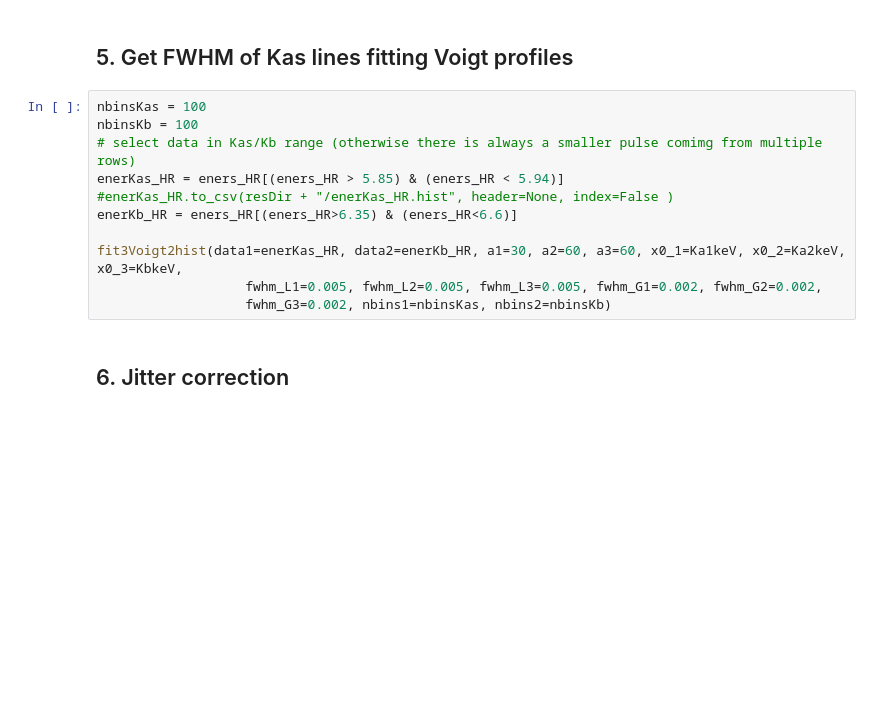
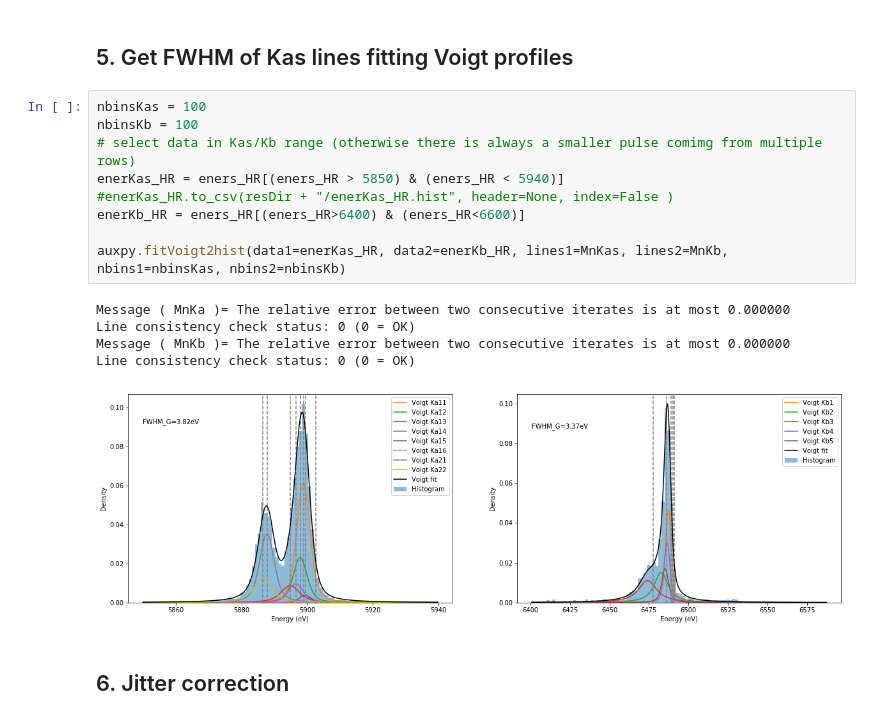
Before and after one commit to mtceballos/SIRENAcode, a Jupyter notebook: realData/h5Files/analysis.ipynb, the cells around one changed output. Drawn from its saved outputs; the diff is of its cells as text; blank space fills up the shorter version.

```diff
--- a/realData/h5Files/analysis.ipynb
+++ b/realData/h5Files/analysis.ipynb
@@ -682,14 +513,18 @@ ax1.set_ylabel("Density")
 # %%
 nbinsKas = 100
 nbinsKb = 100
 # select data in Kas/Kb range (otherwise there is always a smaller pulse comimg from multiple rows)
-enerKas_HR = eners_HR[(eners_HR > 5.85) & (eners_HR < 5.94)]
+enerKas_HR = eners_HR[(eners_HR > 5850) & (eners_HR < 5940)]
 #enerKas_HR.to_csv(resDir + "/enerKas_HR.hist", header=None, index=False )
-enerKb_HR = eners_HR[(eners_HR>6.35) & (eners_HR<6.6)]
+enerKb_HR = eners_HR[(eners_HR>6400) & (eners_HR<6600)]
 
-fit3Voigt2hist(data1=enerKas_HR, data2=enerKb_HR, a1=30, a2=60, a3=60, x0_1=Ka1keV, x0_2=Ka2keV, x0_3=KbkeV,
-                   fwhm_L1=0.005, fwhm_L2=0.005, fwhm_L3=0.005, fwhm_G1=0.002, fwhm_G2=0.002,
-                   fwhm_G3=0.002, nbins1=nbinsKas, nbins2=nbinsKb)
+auxpy.fitVoigt2hist(data1=enerKas_HR, data2=enerKb_HR, lines1=MnKas, lines2=MnKb, nbins1=nbinsKas, nbins2=nbinsKb)
+# %% [output]
+Message ( MnKa )= The relative error between two consecutive iterates is at most 0.000000
+Line consistency check status: 0 (0 = OK)
+Message ( MnKb )= The relative error between two consecutive iterates is at most 0.000000
+Line consistency check status: 0 (0 = OK)
+[figure, added]
 # %% [markdown]
 ## 6. Jitter correction
 # %% [markdown]
```
Also changed, not shown: parts of 40 cells of this notebook, 1 other file.
